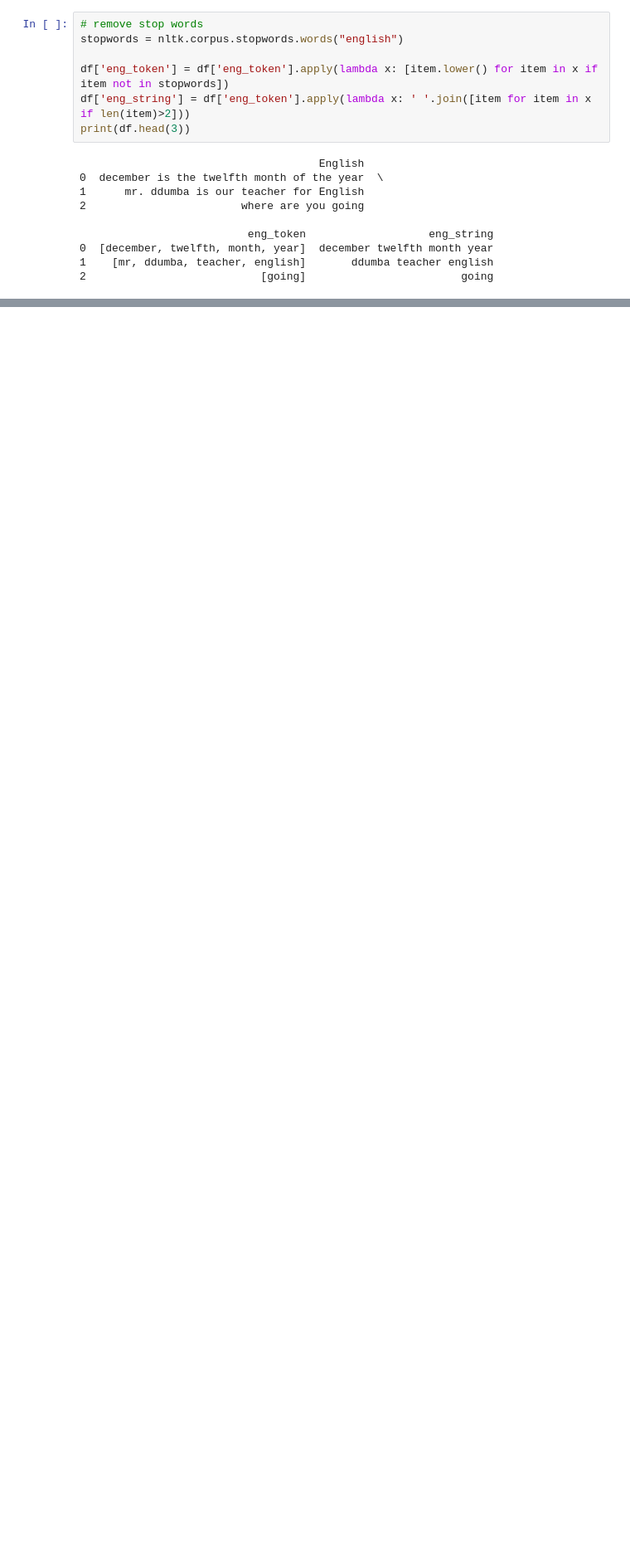
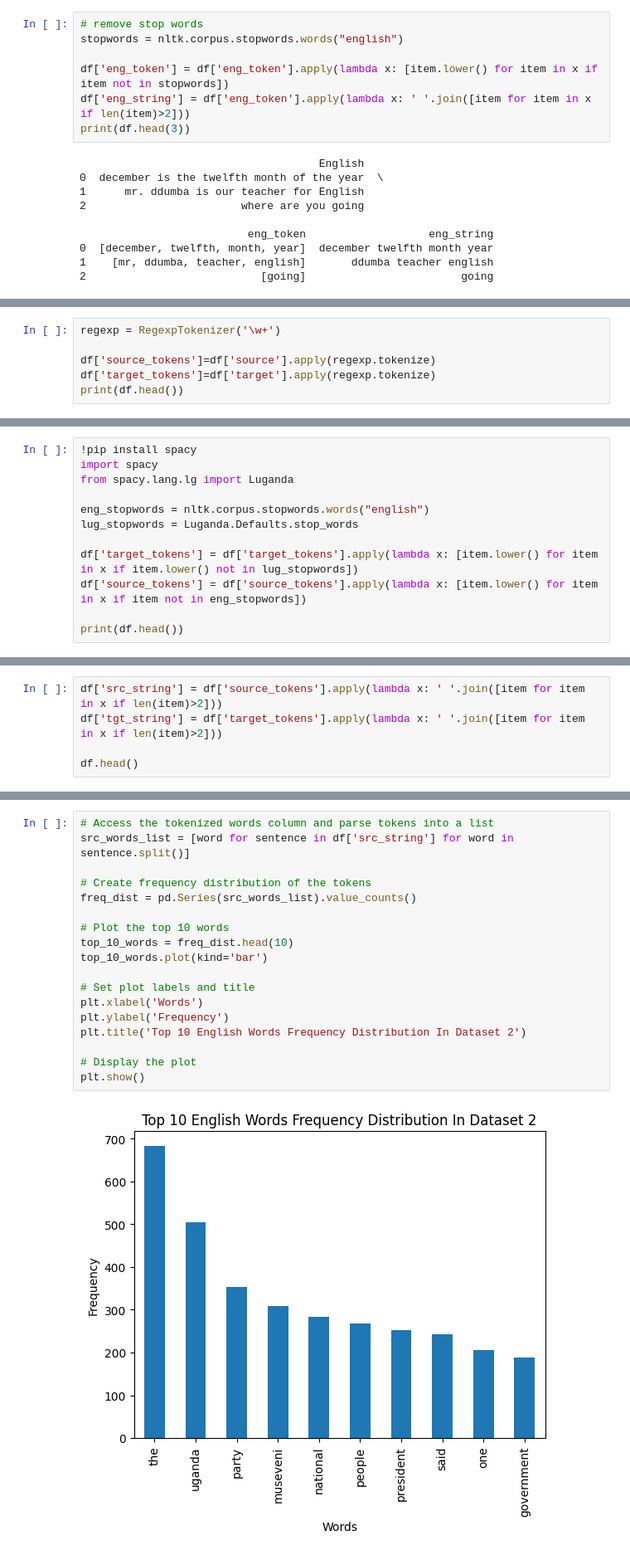
Before and after one commit to Codebmk/mt_writing_skills_aid, a Jupyter notebook: exploratory_data_analysis.ipynb, the cells around one changed output, grey strips where cells are left out. Shown at 83% size. Cells and saved outputs as stored; diff of their text form; blank space fills up the shorter version.

Commit message:
adds eda for dataset2 and ganda translations for dataset1

```diff
--- a/exploratory_data_analysis.ipynb
+++ b/exploratory_data_analysis.ipynb
@@ -148,0 +185,6 @@ plt.show()
+# %%
+regexp = RegexpTokenizer('\w+')
+
+df['source_tokens']=df['source'].apply(regexp.tokenize)
+df['target_tokens']=df['target'].apply(regexp.tokenize)
+print(df.head())
@@ -148,0 +209,12 @@ plt.show()
+# %%
+!pip install spacy
+import spacy
+from spacy.lang.lg import Luganda
+
+eng_stopwords = nltk.corpus.stopwords.words("english")
+lug_stopwords = Luganda.Defaults.stop_words
+
+df['target_tokens'] = df['target_tokens'].apply(lambda x: [item.lower() for item in x if item.lower() not in lug_stopwords])
+df['source_tokens'] = df['source_tokens'].apply(lambda x: [item.lower() for item in x if item not in eng_stopwords])
+
+print(df.head())
@@ -148,0 +239,5 @@ plt.show()
+# %%
+df['src_string'] = df['source_tokens'].apply(lambda x: ' '.join([item for item in x if len(item)>2]))
+df['tgt_string'] = df['target_tokens'].apply(lambda x: ' '.join([item for item in x if len(item)>2]))
+
+df.head()
@@ -148,0 +251,20 @@ plt.show()
+# %%
+# Access the tokenized words column and parse tokens into a list
+src_words_list = [word for sentence in df['src_string'] for word in sentence.split()]
+
+# Create frequency distribution of the tokens
+freq_dist = pd.Series(src_words_list).value_counts()
+
+# Plot the top 10 words
+top_10_words = freq_dist.head(10)
+top_10_words.plot(kind='bar')
+
+# Set plot labels and title
+plt.xlabel('Words')
+plt.ylabel('Frequency')
+plt.title('Top 10 English Words Frequency Distribution In Dataset 2')
+
+# Display the plot
+plt.show()
+# %% [output]
+[figure, added]
```
Also changed, not shown: parts of 12 cells of this notebook, 2 other files.
